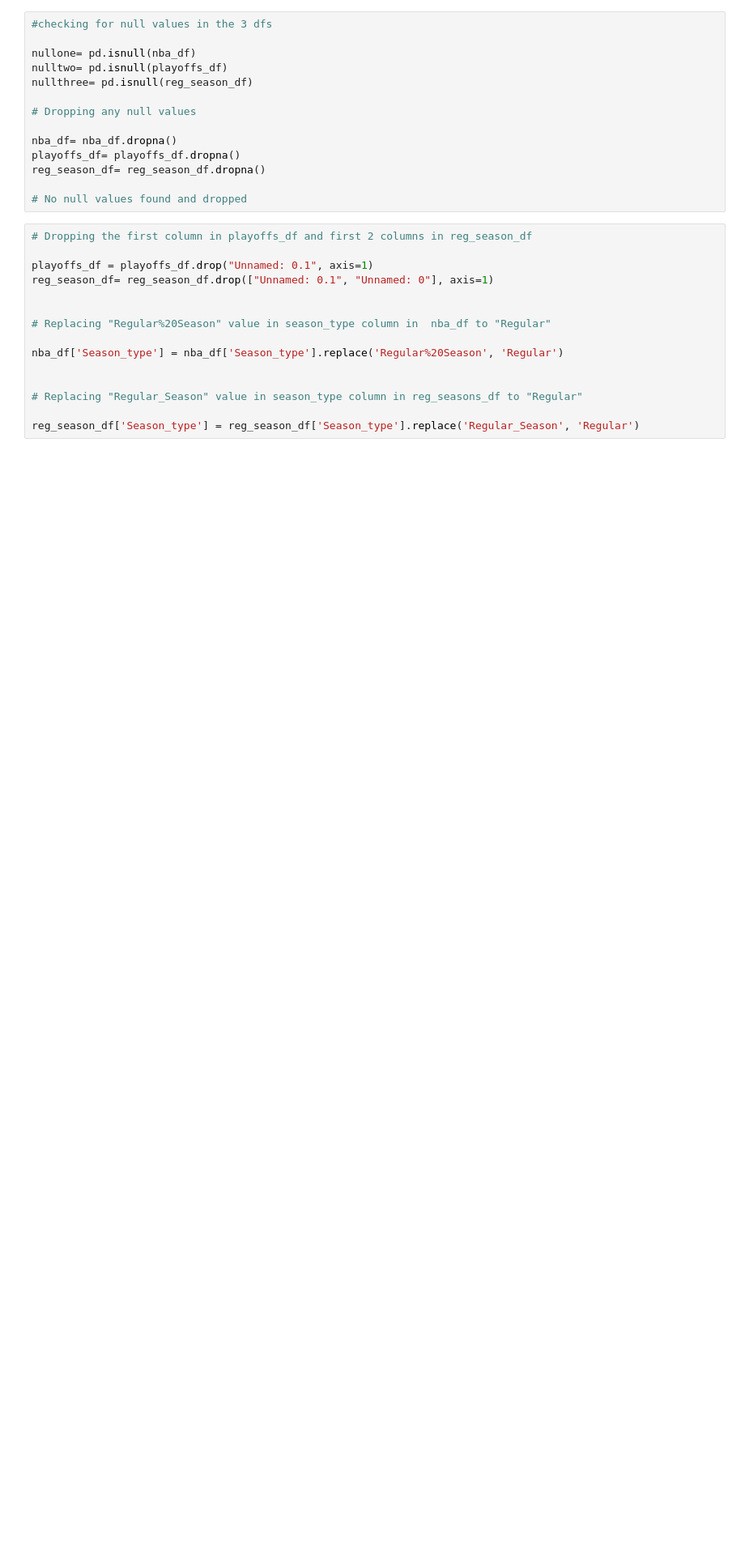
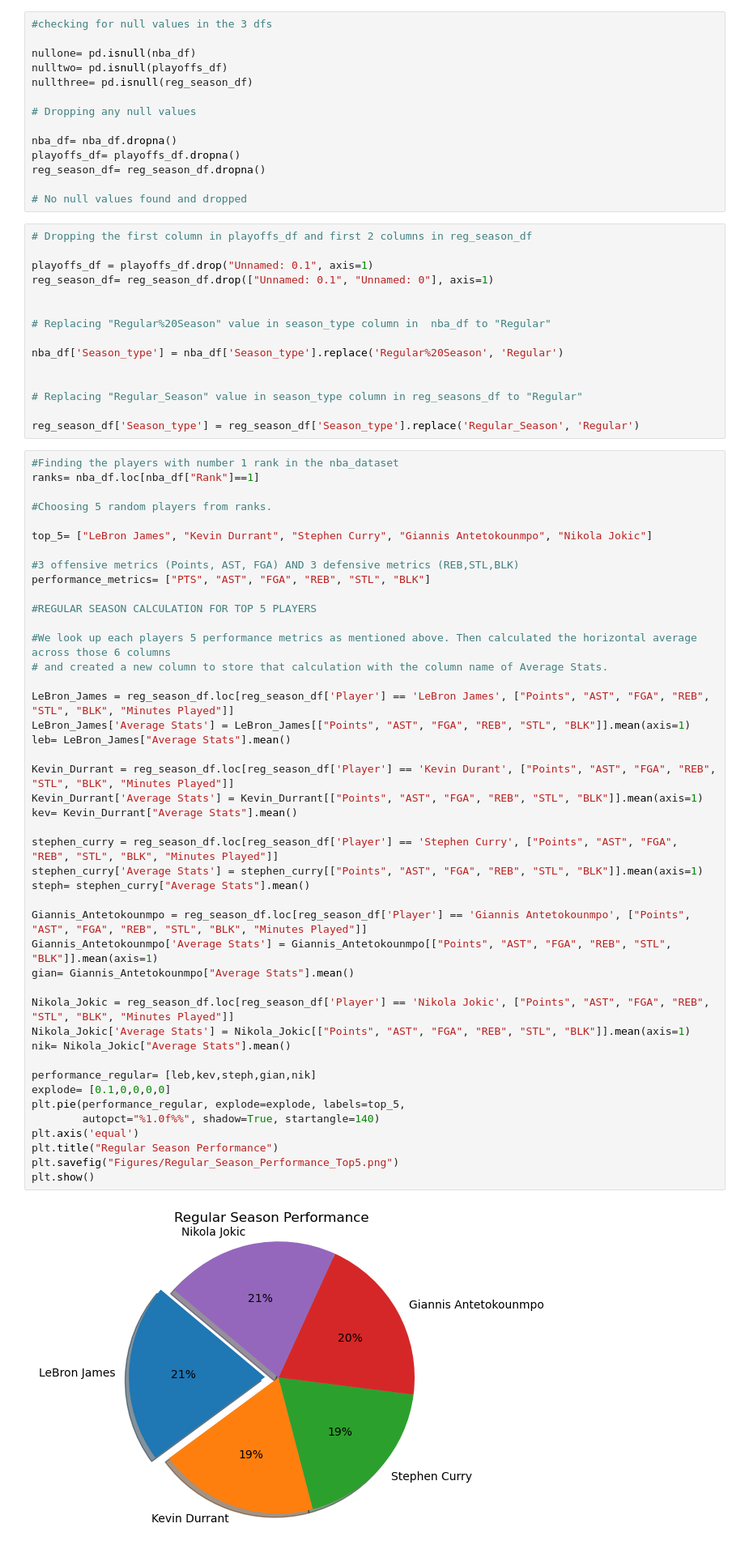
Before and after one commit to singhashishpal/Project_NBA, a Jupyter notebook: NBA Dataset/NBA.ipynb, the cells around one changed output. Shown at 81% size. Cells and saved outputs as stored; diff of their text form; blank space fills up the shorter version.

```diff
--- a/NBA Dataset/NBA.ipynb
+++ b/NBA Dataset/NBA.ipynb
@@ -61,6 +61,52 @@ nba_df['Season_type'] = nba_df['Season_type'].replace('Regular%20Season', 'Regul
 # Replacing "Regular_Season" value in season_type column in reg_seasons_df to "Regular"
 
 reg_season_df['Season_type'] = reg_season_df['Season_type'].replace('Regular_Season', 'Regular')
+# %%
+#Finding the players with number 1 rank in the nba_dataset
+ranks= nba_df.loc[nba_df["Rank"]==1]
+
+#Choosing 5 random players from ranks.
+
+top_5= ["LeBron James", "Kevin Durrant", "Stephen Curry", "Giannis Antetokounmpo", "Nikola Jokic"]
+
+#3 offensive metrics (Points, AST, FGA) AND 3 defensive metrics (REB,STL,BLK)
+performance_metrics= ["PTS", "AST", "FGA", "REB", "STL", "BLK"]
+
+#REGULAR SEASON CALCULATION FOR TOP 5 PLAYERS
+
+#We look up each players 5 performance metrics as mentioned above. Then calculated the horizontal average across those 6 columns
+# and created a new column to store that calculation with the column name of Average Stats.
+
+LeBron_James = reg_season_df.loc[reg_season_df['Player'] == 'LeBron James', ["Points", "AST", "FGA", "REB", "STL", "BLK", "Minutes Played"]]
+LeBron_James['Average Stats'] = LeBron_James[["Points", "AST", "FGA", "REB", "STL", "BLK"]].mean(axis=1)
+leb= LeBron_James["Average Stats"].mean()
+
+Kevin_Durrant = reg_season_df.loc[reg_season_df['Player'] == 'Kevin Durant', ["Points", "AST", "FGA", "REB", "STL", "BLK", "Minutes Played"]]
+Kevin_Durrant['Average Stats'] = Kevin_Durrant[["Points", "AST", "FGA", "REB", "STL", "BLK"]].mean(axis=1)
+kev= Kevin_Durrant["Average Stats"].mean()
+
+stephen_curry = reg_season_df.loc[reg_season_df['Player'] == 'Stephen Curry', ["Points", "AST", "FGA", "REB", "STL", "BLK", "Minutes Played"]]
+stephen_curry['Average Stats'] = stephen_curry[["Points", "AST", "FGA", "REB", "STL", "BLK"]].mean(axis=1)
+steph= stephen_curry["Average Stats"].mean()
+
+Giannis_Antetokounmpo = reg_season_df.loc[reg_season_df['Player'] == 'Giannis Antetokounmpo', ["Points", "AST", "FGA", "REB", "STL", "BLK", "Minutes Played"]]
+Giannis_Antetokounmpo['Average Stats'] = Giannis_Antetokounmpo[["Points", "AST", "FGA", "REB", "STL", "BLK"]].mean(axis=1)
+gian= Giannis_Antetokounmpo["Average Stats"].mean()
+
+Nikola_Jokic = reg_season_df.loc[reg_season_df['Player'] == 'Nikola Jokic', ["Points", "AST", "FGA", "REB", "STL", "BLK", "Minutes Played"]]
+Nikola_Jokic['Average Stats'] = Nikola_Jokic[["Points", "AST", "FGA", "REB", "STL", "BLK"]].mean(axis=1)
+nik= Nikola_Jokic["Average Stats"].mean()
+
+performance_regular= [leb,kev,steph,gian,nik]
+explode= [0.1,0,0,0,0]
+plt.pie(performance_regular, explode=explode, labels=top_5,
+        autopct="%1.0f%%", shadow=True, startangle=140)
+plt.axis('equal')
+plt.title("Regular Season Performance")
+plt.savefig("Figures/Regular_Season_Performance_Top5.png")
+plt.show()
+# %% [output]
+[figure, added]
 # %%
 # Question 1: What is the difference in performance of the top 5 players in regular and playoff seasons?
 # Show their comparison.
```
Also changed, not shown: parts of 36 cells of this notebook.
